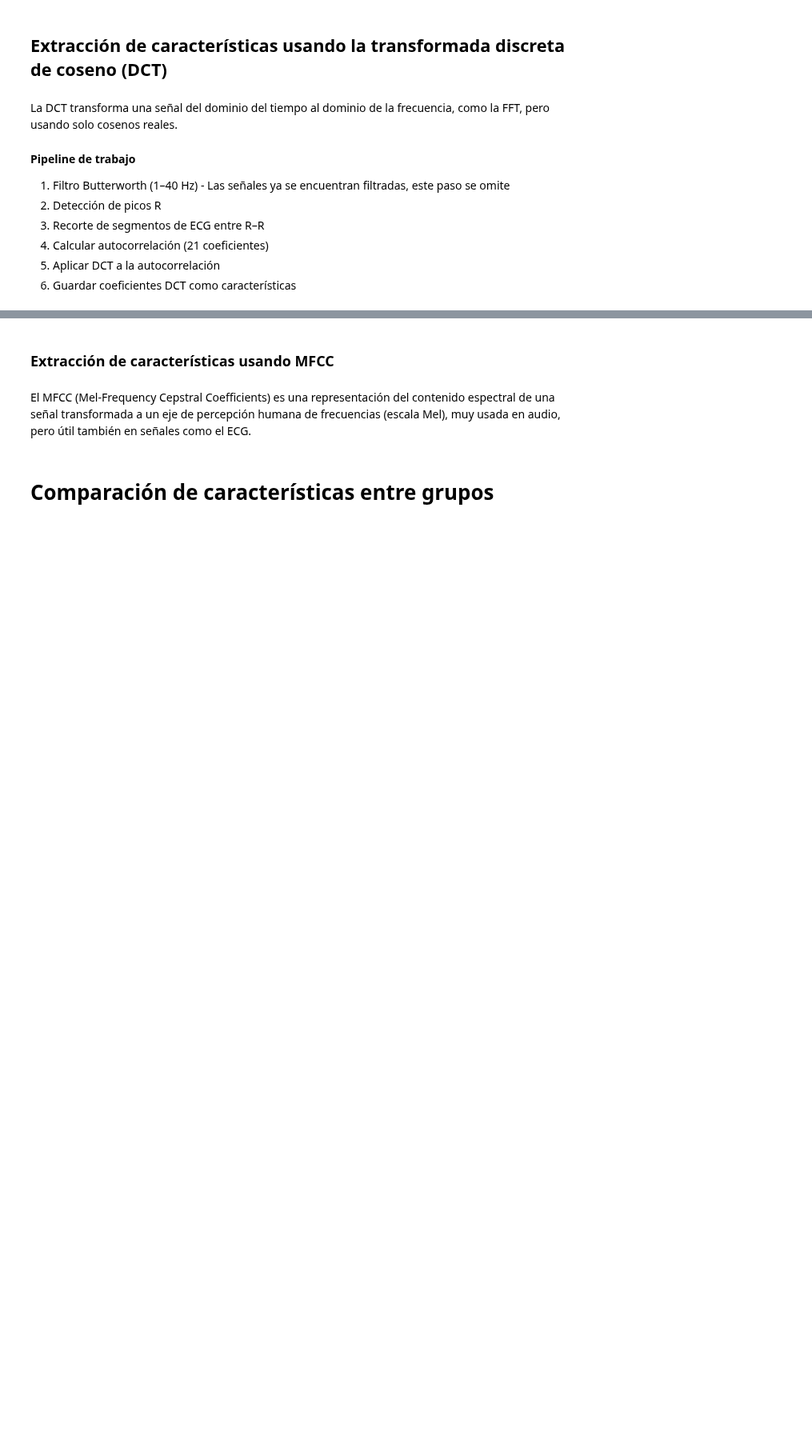
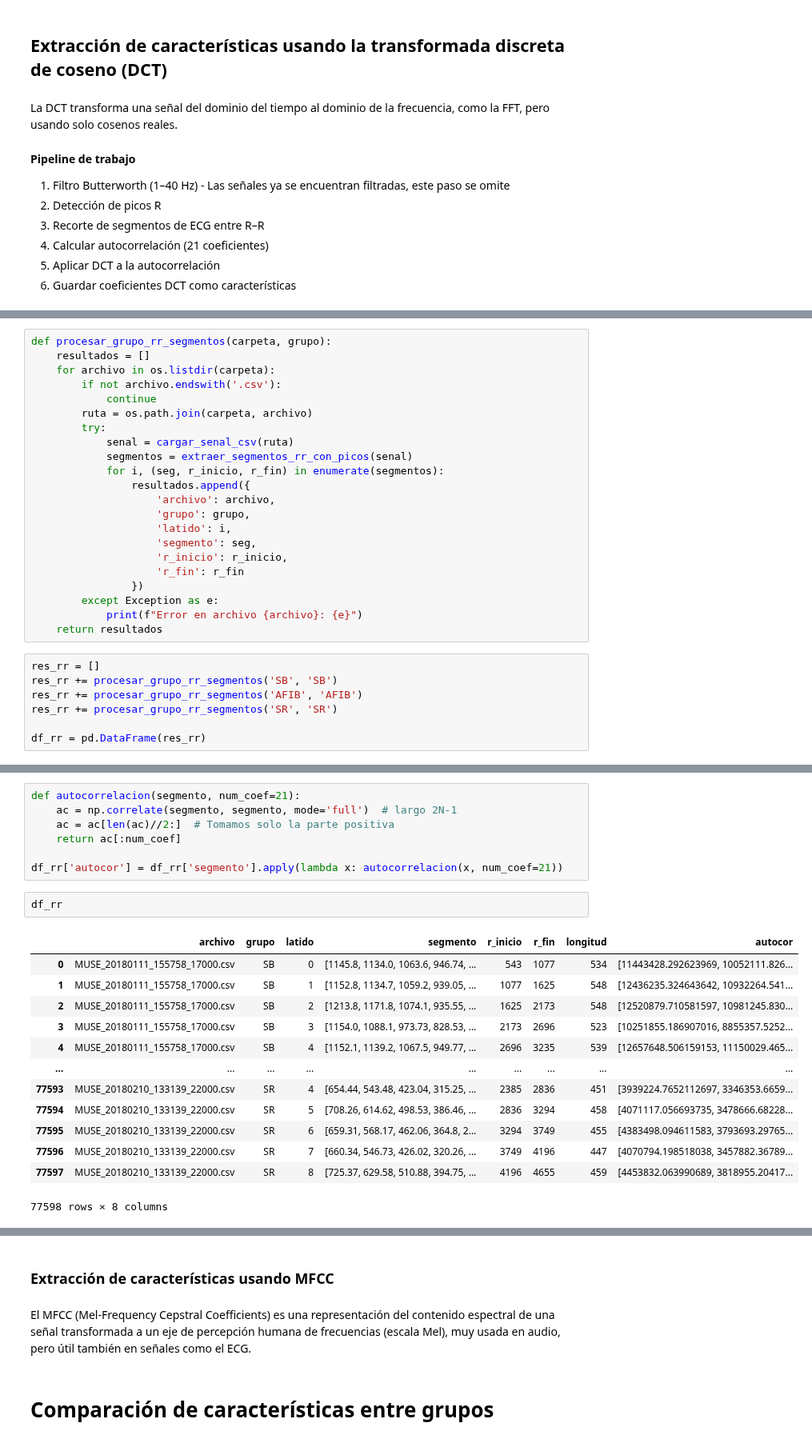
Before and after one commit to LisethTiria/Biosenales-2025-1, a Jupyter notebook: proyecto2_ecg_/proyecto2_script.ipynb, the cells around one changed output, grey strips where cells are left out. Shown at 80% size. Saved outputs shown, nothing was run; the diff lists cells and outputs as text; blank space fills up the shorter version.

```diff
--- a/proyecto2_ecg_/proyecto2_script.ipynb
+++ b/proyecto2_ecg_/proyecto2_script.ipynb
@@ -419,0 +441,29 @@ La DCT transforma una señal del dominio del tiempo al dominio de la frecuencia,
+# %%
+def procesar_grupo_rr_segmentos(carpeta, grupo):
+    resultados = []
+    for archivo in os.listdir(carpeta):
+        if not archivo.endswith('.csv'):
+            continue
+        ruta = os.path.join(carpeta, archivo)
+        try:
+            senal = cargar_senal_csv(ruta)
+            segmentos = extraer_segmentos_rr_con_picos(senal)
+            for i, (seg, r_inicio, r_fin) in enumerate(segmentos):
+                resultados.append({
+                    'archivo': archivo,
+                    'grupo': grupo,
+                    'latido': i,
+                    'segmento': seg,
+                    'r_inicio': r_inicio,
+                    'r_fin': r_fin
+                })
+        except Exception as e:
+            print(f"Error en archivo {archivo}: {e}")
+    return resultados
+# %%
+res_rr = []
+res_rr += procesar_grupo_rr_segmentos('SB', 'SB')
+res_rr += procesar_grupo_rr_segmentos('AFIB', 'AFIB')
+res_rr += procesar_grupo_rr_segmentos('SR', 'SR')
+
+df_rr = pd.DataFrame(res_rr)
@@ -419,0 +499,23 @@ La DCT transforma una señal del dominio del tiempo al dominio de la frecuencia,
+# %%
+def autocorrelacion(segmento, num_coef=21):
+    ac = np.correlate(segmento, segmento, mode='full')  # largo 2N-1
+    ac = ac[len(ac)//2:]  # Tomamos solo la parte positiva
+    return ac[:num_coef]
+
+df_rr['autocor'] = df_rr['segmento'].apply(lambda x: autocorrelacion(x, num_coef=21))
+# %%
+df_rr
+# %% [output]
+|  | archivo | grupo | latido | segmento | r_inicio | r_fin | longitud | autocor |
+| 0 | MUSE_20180111_155758_17000.csv | SB | 0 | [1145.8, 1134.0, 1063.6, 946.74, ... | 543 | 1077 | 534 | [11443428.292623969, 10052111.826... |
+| 1 | MUSE_20180111_155758_17000.csv | SB | 1 | [1152.8, 1134.7, 1059.2, 939.05, ... | 1077 | 1625 | 548 | [12436235.324643642, 10932264.541... |
+| 2 | MUSE_20180111_155758_17000.csv | SB | 2 | [1213.8, 1171.8, 1074.1, 935.55, ... | 1625 | 2173 | 548 | [12520879.710581597, 10981245.830... |
+| 3 | MUSE_20180111_155758_17000.csv | SB | 3 | [1154.0, 1088.1, 973.73, 828.53, ... | 2173 | 2696 | 523 | [10251855.186907016, 8855357.5252... |
+| 4 | MUSE_20180111_155758_17000.csv | SB | 4 | [1152.1, 1139.2, 1067.5, 949.77, ... | 2696 | 3235 | 539 | [12657648.506159153, 11150029.465... |
+| ... | ... | ... | ... | ... | ... | ... | ... | ... |
+| 77593 | MUSE_20180210_133139_22000.csv | SR | 4 | [654.44, 543.48, 423.04, 315.25, ... | 2385 | 2836 | 451 | [3939224.7652112697, 3346353.6659... |
+| 77594 | MUSE_20180210_133139_22000.csv | SR | 5 | [708.26, 614.62, 498.53, 386.46, ... | 2836 | 3294 | 458 | [4071117.056693735, 3478666.68228... |
+| 77595 | MUSE_20180210_133139_22000.csv | SR | 6 | [659.31, 568.17, 462.06, 364.8, 2... | 3294 | 3749 | 455 | [4383498.094611583, 3793693.29765... |
+| 77596 | MUSE_20180210_133139_22000.csv | SR | 7 | [660.34, 546.73, 426.02, 320.26, ... | 3749 | 4196 | 447 | [4070794.198518038, 3457882.36789... |
+| 77597 | MUSE_20180210_133139_22000.csv | SR | 8 | [725.37, 629.58, 510.88, 394.75, ... | 4196 | 4655 | 459 | [4453832.063990689, 3818955.20417... |
+77598 rows × 8 columns
```
Also changed, not shown: parts of 21 cells of this notebook.
